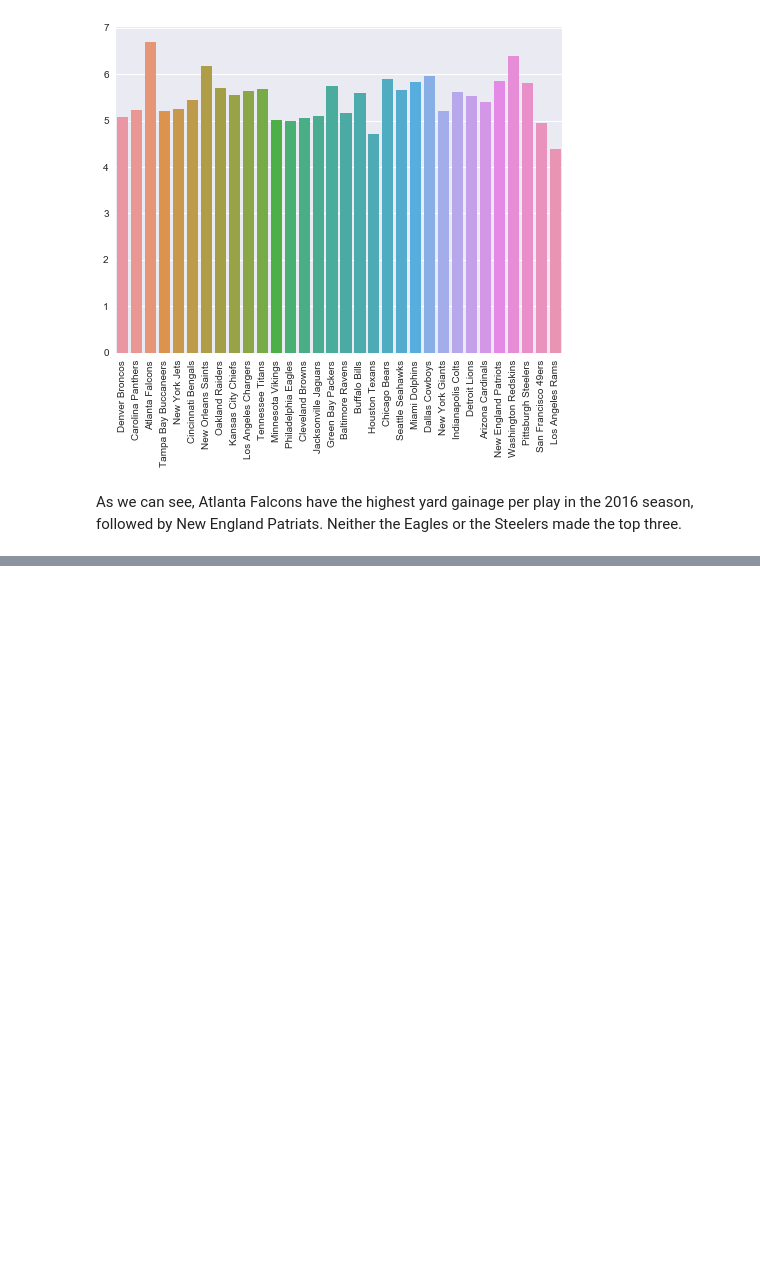
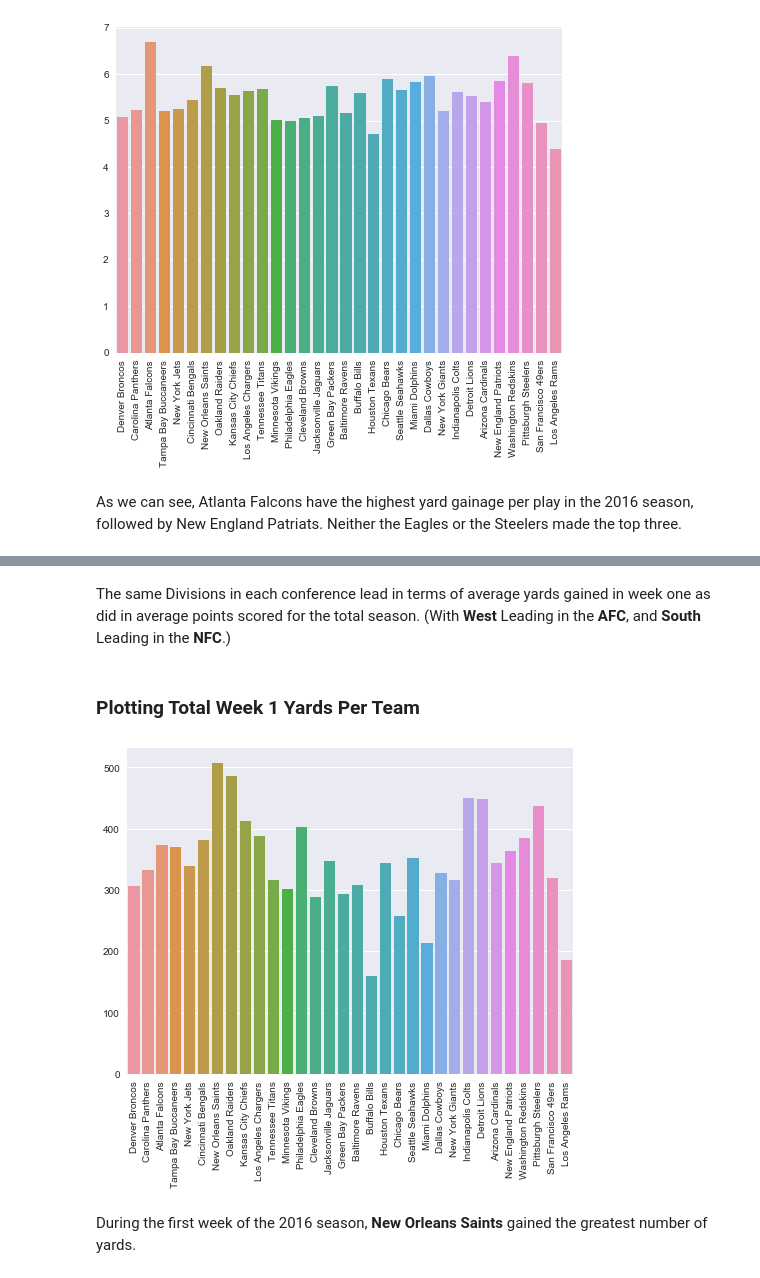
Before and after one commit to fairfield-university-is510-fall2017/final-project-the-first-order, a Jupyter notebook: Analysis.ipynb, the cells around one changed output, grey strips where cells are left out. Drawn from its saved outputs; the diff is of its cells as text; code cells hidden in the pictures; blank space fills up the shorter version.

```diff
--- a/Analysis.ipynb
+++ b/Analysis.ipynb
@@ -196,0 +237,19 @@ As we can see, Atlanta Falcons have the highest yard gainage per play in the 201
+# %% [markdown]
+The same Divisions in each conference lead in terms of average yards gained in week one as did in average points scored for the total season. (With **West** Leading in the **AFC**, and **South** Leading in the **NFC**.)
+# %% [markdown]
+### Plotting Total Week 1 Yards Per Team
+# %%
+# Creating plot to show total yards  per team during week 1 of the 2016 season
+f, (ax1) = plt.subplots(1, 1, figsize=(8, 6), sharex=True)
+
+x = mteams_2016['TeamName'].values
+y1 = mteams_2016['Total_Yards_W1'].values
+sb.barplot(x, y1,ax=ax1)
+plt.xticks(rotation=90)
+plt.savefig('Avg Total W1 Yards Per Team.png')
+
+plt.show()
+# %% [output]
+[figure, added]
+# %% [markdown]
+During the first week of the 2016 season, **New Orleans Saints** gained the greatest number of yards.
```
Also changed, not shown: parts of 13 cells of this notebook, 6 other files.
